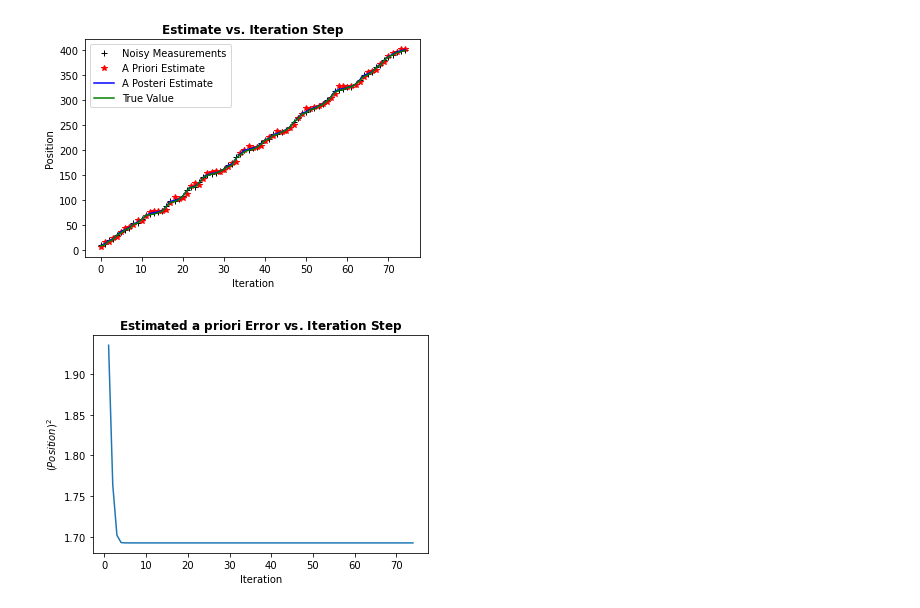
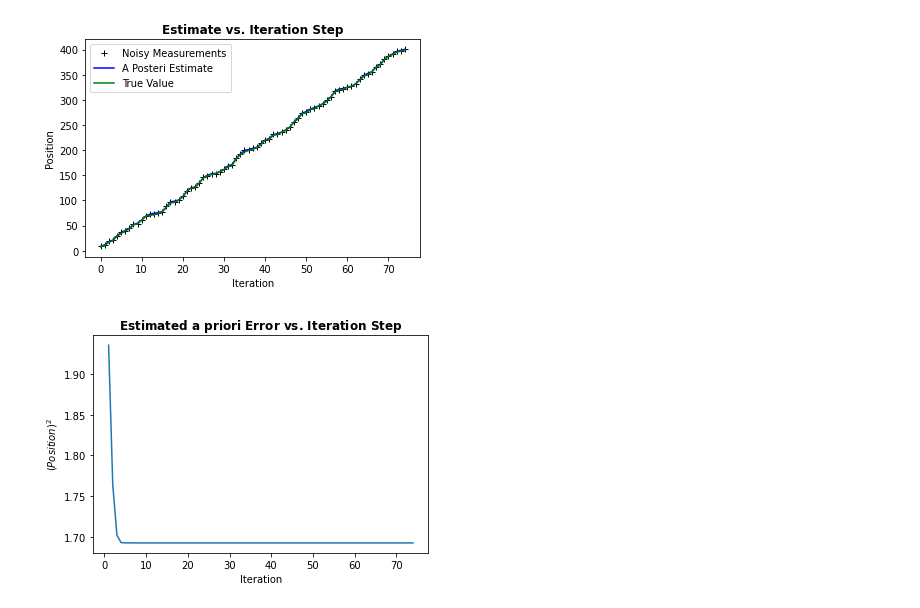
Before and after one commit to jmattic/KalmanFilter, a Jupyter notebook: 1D_KF_EXCLAIM.ipynb, the cells around one changed output. Drawn from its saved outputs; the diff is of its cells as text; code cells hidden in the pictures.

```diff
--- a/1D_KF_EXCLAIM.ipynb
+++ b/1D_KF_EXCLAIM.ipynb
@@ -101,7 +100,7 @@ finalposition = payload.x
 def plotstuff():
     plt.figure()
     plt.plot(zs,'k+',label='Noisy Measurements')
-    plt.plot(x1,'r*',label='A Priori Estimate')
+#     plt.plot(x1,'r*',label='A Priori Estimate')
     plt.plot(xhat,'b-',label='A Posteri Estimate')
     plt.plot(ztrue,color='g',label='True Value')
     #plt.plot(xhat,'r*',label='prediction')
@@ -119,7 +118,7 @@ def plotstuff():
     #plt.setp(plt.gca(),'ylim',[0,.01])
     plt.show()
 
-x1 = np.zeros(n_iter)
+# x1 = np.zeros(n_iter)
 #x2 = np.zeros(n_iter)
 Pminus = np.zeros(n_iter)
 xhat = np.zeros(n_iter)
@@ -129,33 +128,33 @@ if printcase == 1:
     print('     x      var\t\t  z1\t    x      var         K')
 
 # perform Kalman filter on measurement(s) z
 f = kf(dim_x=number_of_variables, dim_z=number_of_sensors)
 f.F = np.array([[1., dt], [0., 1.]]) #correct for calculating position from position and velocity
 f.H = np.array([[1., 0.]]) #this is for first sensor measuring position
 f.x = np.array([[x.mean], [angular_velocity*dt+randn()]])
 #f.Q *= np.array([[(dt**3)/3, (dt**2)/2],
 #                 [(dt**2)/2,  dt      ]]) * 0.02 #arbitrary
 f.P = np.diag([x.var,process_var]) #Variance
 f.R = sensor1_var  #Noise in sensors
 
 for i in range(n_iter):
     f.predict()
     prior = gaussian(f.x_prior[0,0], f.P_prior[0,0])
     f.update(zs[i])
     x = gaussian(f.x[0,0], f.P[0,0])
     if printcase == 1:
         print_gh(prior, x, zs[i], f.K[0,0])
     if plotcase == 1:
-        x1[i] = prior.mean
+#         x1[i] = prior.mean
         xhat[i] = x.mean
         Pminus[i] = x.var
 
 if printcase == 1:
     print()
     print('final estimate:           {:10.3f}'.format(x.mean))
     print('actual final orientation: {:10.3f}'.format(payload.x))
 if plotcase == 1:
     plotstuff()
 # %% [output]
-[figure, old version]
+[figure, new version]
 [figure]
```
Also changed, not shown: parts of 1 cell of this notebook.
